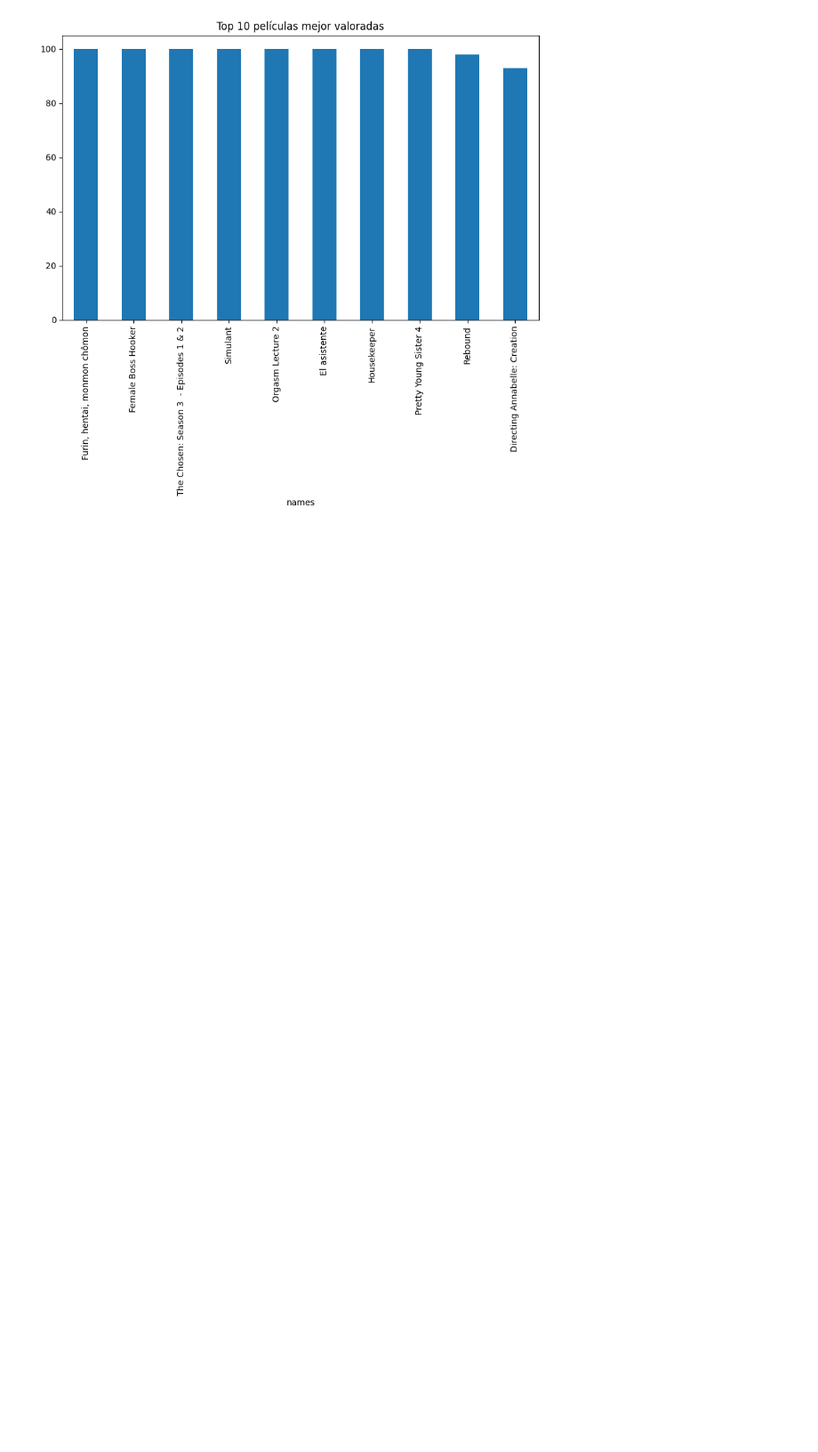
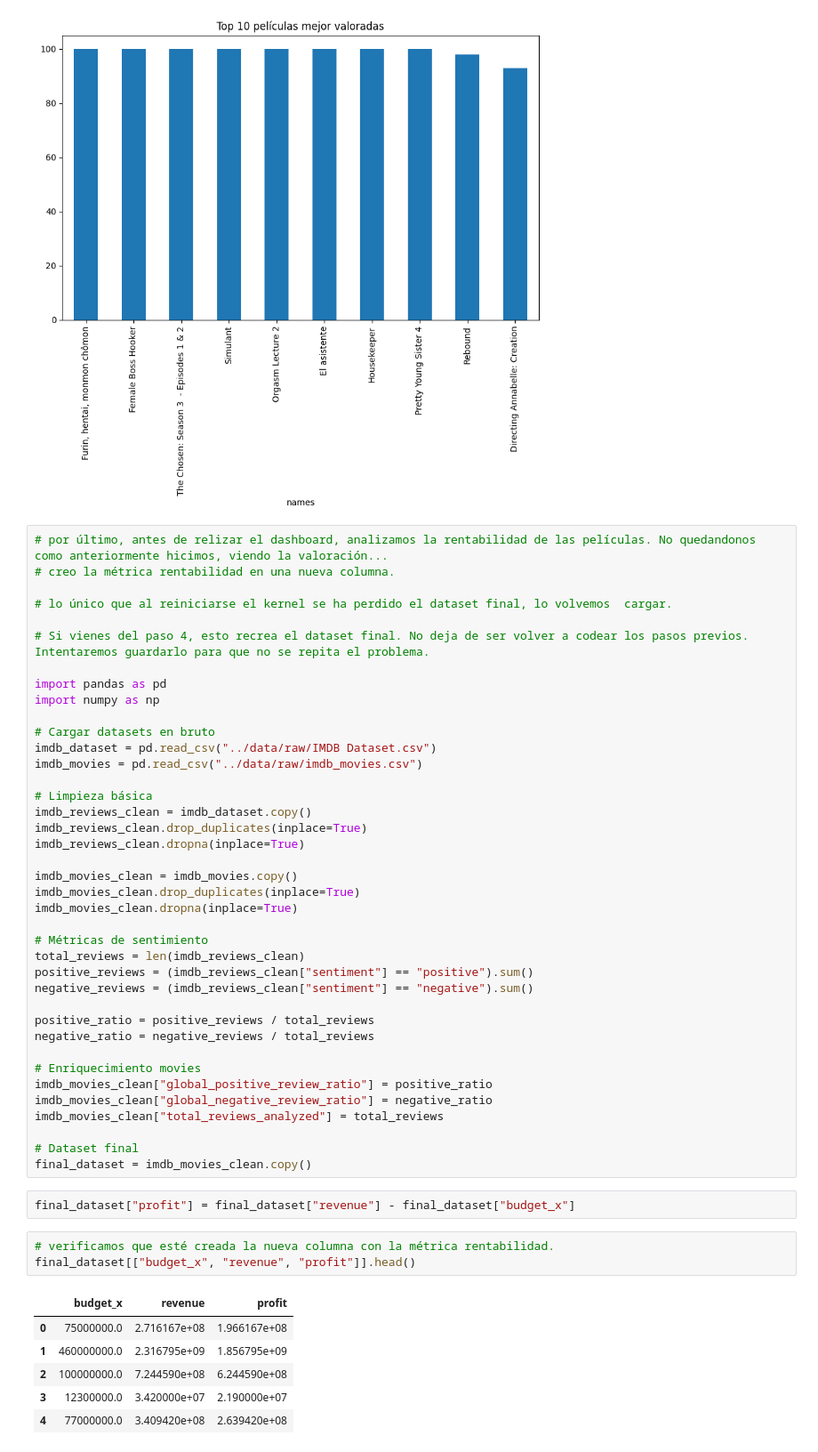
Before and after one commit to RaulEcija/imdb-data-analytics-project, a Jupyter notebook: notebooks/01_exploracion_inicial.ipynb, the cells around one changed output. Shown at 89% size. Cells and saved outputs as stored; diff of their text form; blank space fills up the shorter version.

Commit message:
EDA terminado, creación de métricas agregadas completo

```diff
--- a/notebooks/01_exploracion_inicial.ipynb
+++ b/notebooks/01_exploracion_inicial.ipynb
@@ -495,3 +495,54 @@ top_10_best.plot.bar(
 # %% [output]
 <Axes: title={'center': 'Top 10 películas mejor valoradas'}, xlabel='names'>
 [figure]
+# %%
+# por último, antes de relizar el dashboard, analizamos la rentabilidad de las películas. No quedandonos como anteriormente hicimos, viendo la valoración...
+# creo la métrica rentabilidad en una nueva columna.
+
+# lo único que al reiniciarse el kernel se ha perdido el dataset final, lo volvemos  cargar.
+
+# Si vienes del paso 4, esto recrea el dataset final. No deja de ser volver a codear los pasos previos. Intentaremos guardarlo para que no se repita el problema.
+
+import pandas as pd
+import numpy as np
+
+# Cargar datasets en bruto
+imdb_dataset = pd.read_csv("../data/raw/IMDB Dataset.csv")
+imdb_movies = pd.read_csv("../data/raw/imdb_movies.csv")
+
+# Limpieza básica
+imdb_reviews_clean = imdb_dataset.copy()
+imdb_reviews_clean.drop_duplicates(inplace=True)
+imdb_reviews_clean.dropna(inplace=True)
+
+imdb_movies_clean = imdb_movies.copy()
+imdb_movies_clean.drop_duplicates(inplace=True)
+imdb_movies_clean.dropna(inplace=True)
+
+# Métricas de sentimiento
+total_reviews = len(imdb_reviews_clean)
+positive_reviews = (imdb_reviews_clean["sentiment"] == "positive").sum()
+negative_reviews = (imdb_reviews_clean["sentiment"] == "negative").sum()
+
+positive_ratio = positive_reviews / total_reviews
+negative_ratio = negative_reviews / total_reviews
+
+# Enriquecimiento movies
+imdb_movies_clean["global_positive_review_ratio"] = positive_ratio
+imdb_movies_clean["global_negative_review_ratio"] = negative_ratio
+imdb_movies_clean["total_reviews_analyzed"] = total_reviews
+
+# Dataset final
+final_dataset = imdb_movies_clean.copy()
+# %%
+final_dataset["profit"] = final_dataset["revenue"] - final_dataset["budget_x"]
+# %%
+# verificamos que esté creada la nueva columna con la métrica rentabilidad.
+final_dataset[["budget_x", "revenue", "profit"]].head()
+# %% [output]
+|  | budget_x | revenue | profit |
+| 0 | 75000000.0 | 2.716167e+08 | 1.966167e+08 |
+| 1 | 460000000.0 | 2.316795e+09 | 1.856795e+09 |
+| 2 | 100000000.0 | 7.244590e+08 | 6.244590e+08 |
+| 3 | 12300000.0 | 3.420000e+07 | 2.190000e+07 |
+| 4 | 77000000.0 | 3.409420e+08 | 2.639420e+08 |
```
Also changed, not shown: parts of 4 cells of this notebook.
